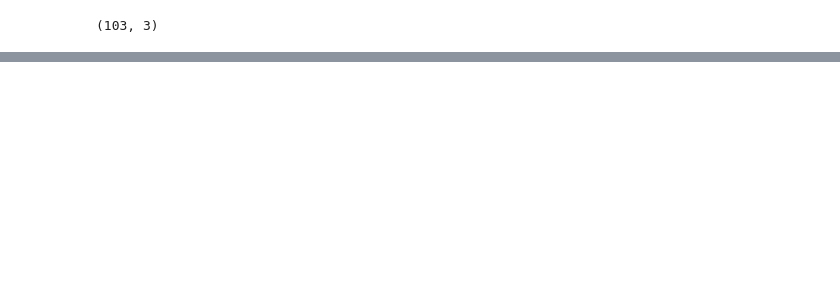
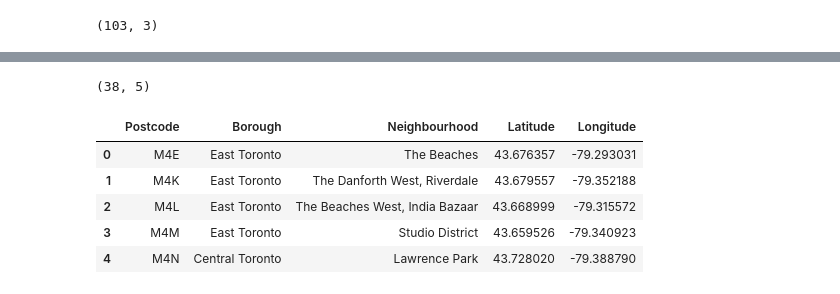
Before and after one commit to shauryamalik/Coursera_Capstone, a Jupyter notebook: Segmentation_and_Clustering_Toronto.ipynb, the cells around one changed output, grey strips where cells are left out. Saved outputs shown, nothing was run; the diff lists cells and outputs as text; code cells hidden in the pictures; blank space fills up the shorter version.

```diff
--- a/Segmentation_and_Clustering_Toronto.ipynb
+++ b/Segmentation_and_Clustering_Toronto.ipynb
@@ -60,0 +94,6 @@ df_mod.shape
+# %%
+#!wget -q -O 'toronto_data.csv' https://cocl.us/Geospatial_data
+
+df2 = pd.read_csv('toronto_data.csv')
+
+df2.head()
@@ -60,0 +107,6 @@ df_mod.shape
+# %%
+df3 = pd.merge(df_mod, df2, how='inner', left_on = 'Postcode', right_on='Postal Code')
+
+df4 = df3.drop(['Postal Code'], axis=1)
+
+df4.shape
@@ -60,0 +131,20 @@ df_mod.shape
+# %%
+neighborhoods = df4
+
+map_toronto = folium.Map(location=[latitude, longitude], zoom_start=10)
+
+# add markers to map
+for lat, lng, borough, neighborhood in zip(neighborhoods['Latitude'], neighborhoods['Longitude'], neighborhoods['Borough'], neighborhoods['Neighbourhood']):
+    label = '{}, {}'.format(neighborhood, borough)
+    label = folium.Popup(label, parse_html=True)
+    folium.CircleMarker(
+        [lat, lng],
+        radius=5,
+        popup=label,
+        color='blue',
+        fill=True,
+        fill_color='#3186cc',
+        fill_opacity=0.7,
+        parse_html=False).add_to(map_toronto)
+
+map_toronto
@@ -60,0 +153,15 @@ df_mod.shape
+# %%
+tor_data = neighborhoods[neighborhoods['Borough'].str.contains('Toronto')].reset_index(drop=True)
+
+tor_data.shape
+# %% [output]
+(38, 5)
+# %%
+tor_data.head()
+# %% [output]
+|  | Postcode | Borough | Neighbourhood | Latitude | Longitude |
+| 0 | M4E | East Toronto | The Beaches | 43.676357 | -79.293031 |
+| 1 | M4K | East Toronto | The Danforth West, Riverdale | 43.679557 | -79.352188 |
+| 2 | M4L | East Toronto | The Beaches West, India Bazaar | 43.668999 | -79.315572 |
+| 3 | M4M | East Toronto | Studio District | 43.659526 | -79.340923 |
+| 4 | M4N | Central Toronto | Lawrence Park | 43.728020 | -79.388790 |
```
Also changed, not shown: parts of 28 cells of this notebook, 1 other file.
